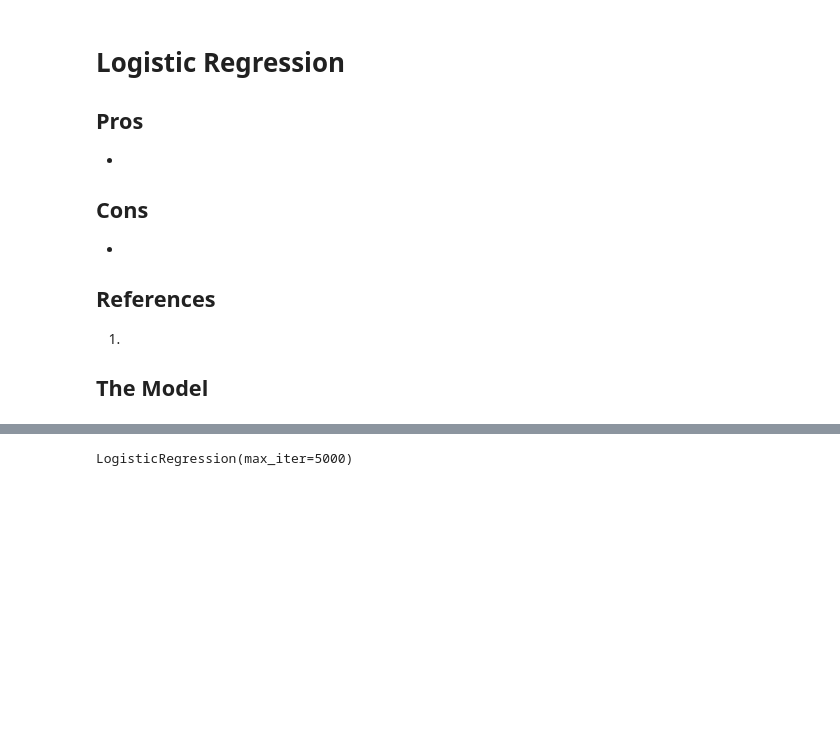
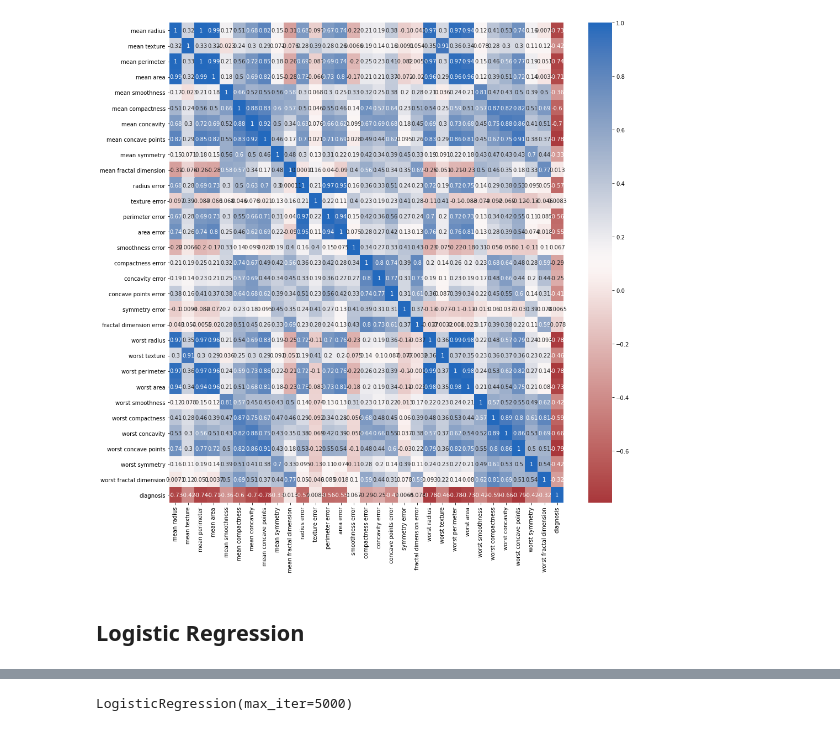
Before and after one commit to jonathanhild/notebooks, a Jupyter notebook: algo_ml_logregression.ipynb, the cells around one changed output, grey strips where cells are left out. Saved outputs shown, nothing was run; the diff lists cells and outputs as text; code cells hidden in the pictures; blank space fills up the shorter version.

Commit message:
move logistic regression notes to algo_ml_logregression.ipynb

```diff
--- a/algo_ml_logregression.ipynb
+++ b/algo_ml_logregression.ipynb
@@ -0,0 +200,6 @@
+# %%
+plt.figure(figsize=(16,16))
+sns.heatmap(cancer.corr(), cmap='vlag_r', annot=True)
+plt.show()
+# %% [output]
+[figure, added]
@@ -1,13 +215,2 @@
 # %% [markdown]
-# Logistic Regression
-
-## Pros
--
-
-## Cons
--
-
-## References
-1.
-
-## The Model
+## Logistic Regression
```
Also changed, not shown: parts of 43 cells of this notebook, 1 other file.
